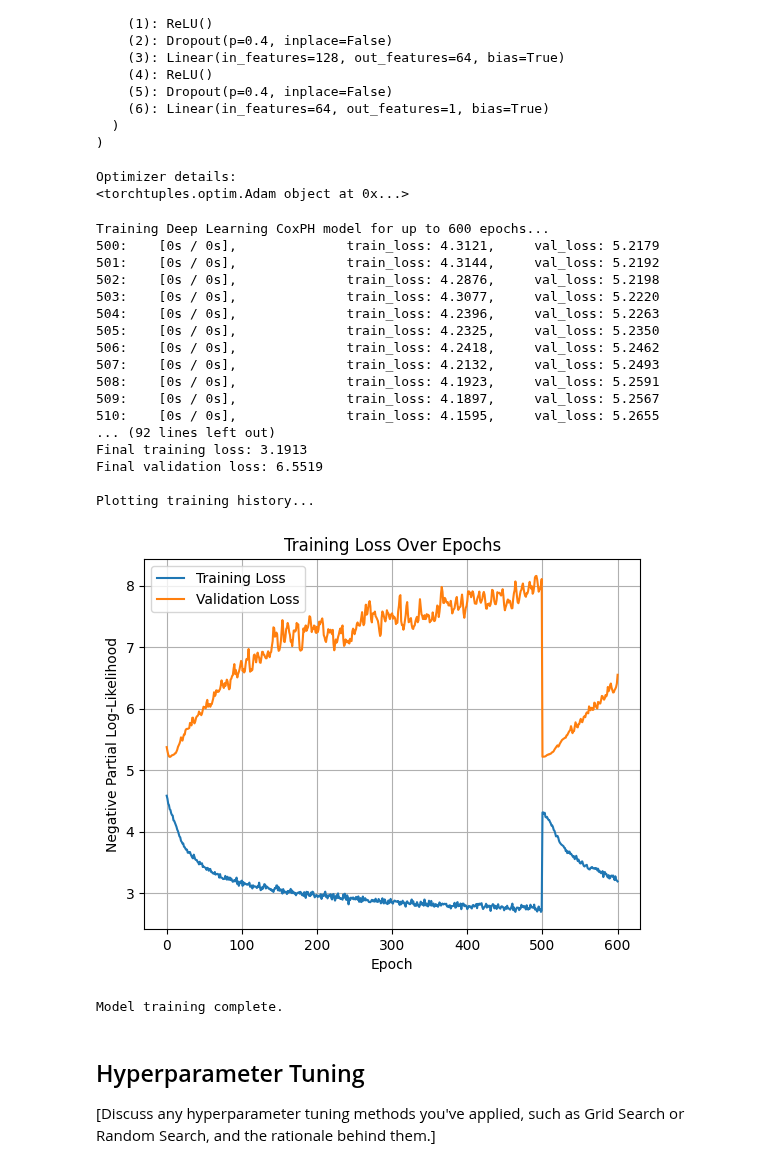
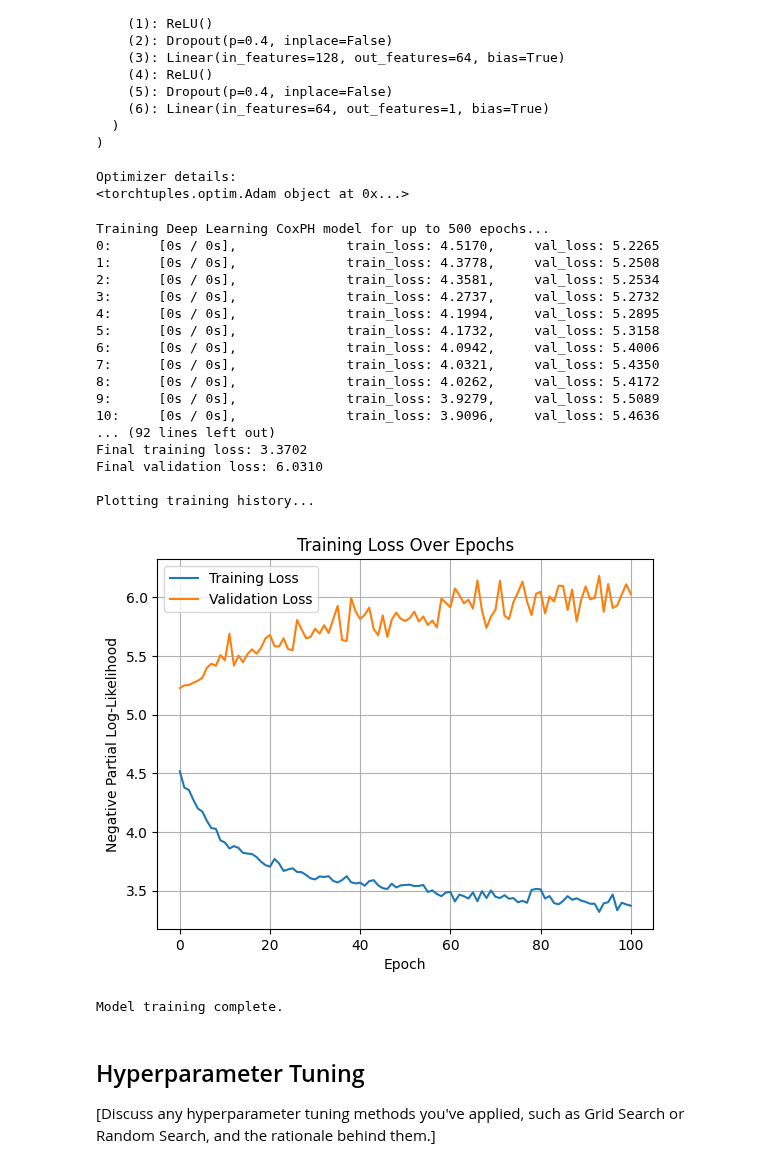
Before and after one commit to kaSae6/PredictLeukemiaSurvival, a Jupyter notebook: 3_Model/model_definition_evaluation_KS.ipynb, the cells around one changed output. Saved outputs shown, nothing was run; the diff lists cells and outputs as text; code cells hidden in the pictures.

Commit message:
deep cox model, validation loss increases over multiple epochs

```diff
--- a/3_Model/model_definition_evaluation_KS.ipynb
+++ b/3_Model/model_definition_evaluation_KS.ipynb
@@ -422,7 +422,7 @@ out_features = 1
 net = MLP(in_features, num_nodes, out_features)
 
 # Define an optimizer with a lower learning rate and weight decay
-optimizer = tt.optim.Adam(lr=0.001, weight_decay=1e-4)
+optimizer = tt.optim.Adam(lr=0.01, weight_decay=1e-4)
 
 # Re-initialize the model with the new optimizer
 model = CoxPH(net, optimizer)
@@ -449,7 +449,7 @@ Optimizer details:
 <torchtuples.optim.Adam object at 0x...>
 # %%
 batch_size = 256
-epochs = 600
+epochs = 500
 
 # Adjust learning rate and add validation split for better monitoring
 print(f"\nTraining Deep Learning CoxPH model for up to {epochs} epochs...")
@@ -481,48 +481,48 @@ try:
     log_df = log.to_pandas()
 
     print(f"\nTraining completed after {len(log_df)} epochs")
     print(f"Final training loss: {log_df['train_loss'].iloc[-1]:.4f}")
     if 'val_loss' in log_df.columns:
         print(f"Final validation loss: {log_df['val_loss'].iloc[-1]:.4f}")
 
     print("\nPlotting training history...")
     _ = log.plot()
     plt.title('Training Loss Over Epochs')
     plt.xlabel('Epoch')
     plt.ylabel('Negative Partial Log-Likelihood')
     plt.legend(['Training Loss', 'Validation Loss'] if 'val_loss' in log_df.columns else ['Training Loss'])
     plt.grid(True)
     plt.show()
 
     print("\nModel training complete.")
 
 except Exception as e:
     print(f"Training failed with error: {e}")
     print("Debugging information:")
     print(f"X_train type: {type(train_data[0])}, shape: {train_data[0].shape}, dtype: {train_data[0].dtype}")
     print(f"Target tuple type: {type(train_data[1])}")
     print(f"Duration type: {type(train_data[1][0])}, shape: {train_data[1][0].shape}, dtype: {train_data[1][0].dtype}")
     print(f"Event type: {type(train_data[1][1])}, shape: {train_data[1][1].shape}, dtype: {train_data[1][1].dtype}")
     raise
 # %% [output]
-Training Deep Learning CoxPH model for up to 600 epochs...
-500:    [0s / 0s],              train_loss: 4.3121,     val_loss: 5.2179
-501:    [0s / 0s],              train_loss: 4.3144,     val_loss: 5.2192
-502:    [0s / 0s],              train_loss: 4.2876,     val_loss: 5.2198
-503:    [0s / 0s],              train_loss: 4.3077,     val_loss: 5.2220
-504:    [0s / 0s],              train_loss: 4.2396,     val_loss: 5.2263
-505:    [0s / 0s],              train_loss: 4.2325,     val_loss: 5.2350
-506:    [0s / 0s],              train_loss: 4.2418,     val_loss: 5.2462
-507:    [0s / 0s],              train_loss: 4.2132,     val_loss: 5.2493
-508:    [0s / 0s],              train_loss: 4.1923,     val_loss: 5.2591
-509:    [0s / 0s],              train_loss: 4.1897,     val_loss: 5.2567
-510:    [0s / 0s],              train_loss: 4.1595,     val_loss: 5.2655
+Training Deep Learning CoxPH model for up to 500 epochs...
+0:      [0s / 0s],              train_loss: 4.5170,     val_loss: 5.2265
+1:      [0s / 0s],              train_loss: 4.3778,     val_loss: 5.2508
+2:      [0s / 0s],              train_loss: 4.3581,     val_loss: 5.2534
+3:      [0s / 0s],              train_loss: 4.2737,     val_loss: 5.2732
+4:      [0s / 0s],              train_loss: 4.1994,     val_loss: 5.2895
+5:      [0s / 0s],              train_loss: 4.1732,     val_loss: 5.3158
+6:      [0s / 0s],              train_loss: 4.0942,     val_loss: 5.4006
+7:      [0s / 0s],              train_loss: 4.0321,     val_loss: 5.4350
+8:      [0s / 0s],              train_loss: 4.0262,     val_loss: 5.4172
+9:      [0s / 0s],              train_loss: 3.9279,     val_loss: 5.5089
+10:     [0s / 0s],              train_loss: 3.9096,     val_loss: 5.4636
 ... (92 lines left out)
-Final training loss: 3.1913
-Final validation loss: 6.5519
+Final training loss: 3.3702
+Final validation loss: 6.0310
 
 Plotting training history...
-[figure, old version]
+[figure, new version]
 Model training complete.
 # %% [markdown]
 ## Hyperparameter Tuning
```
